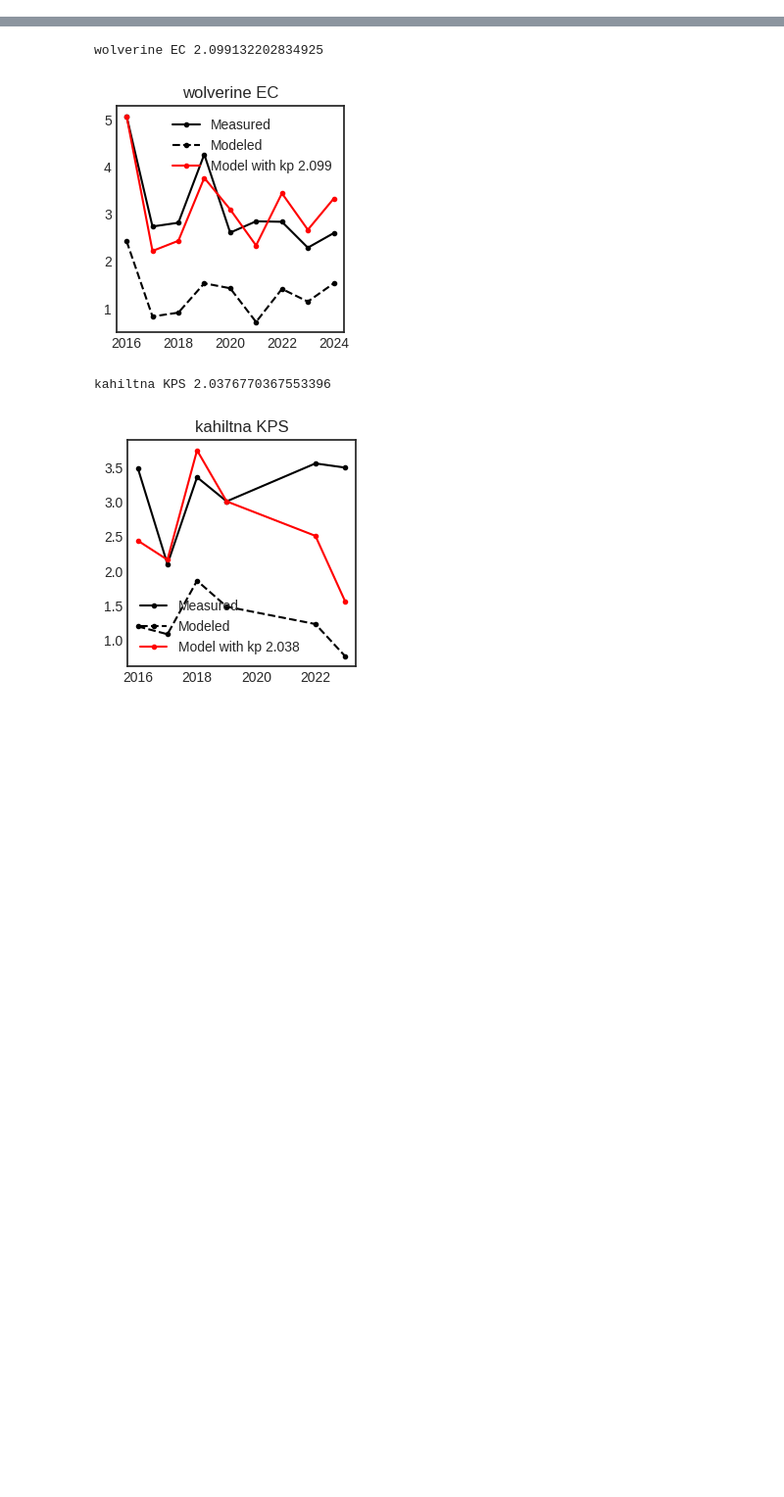
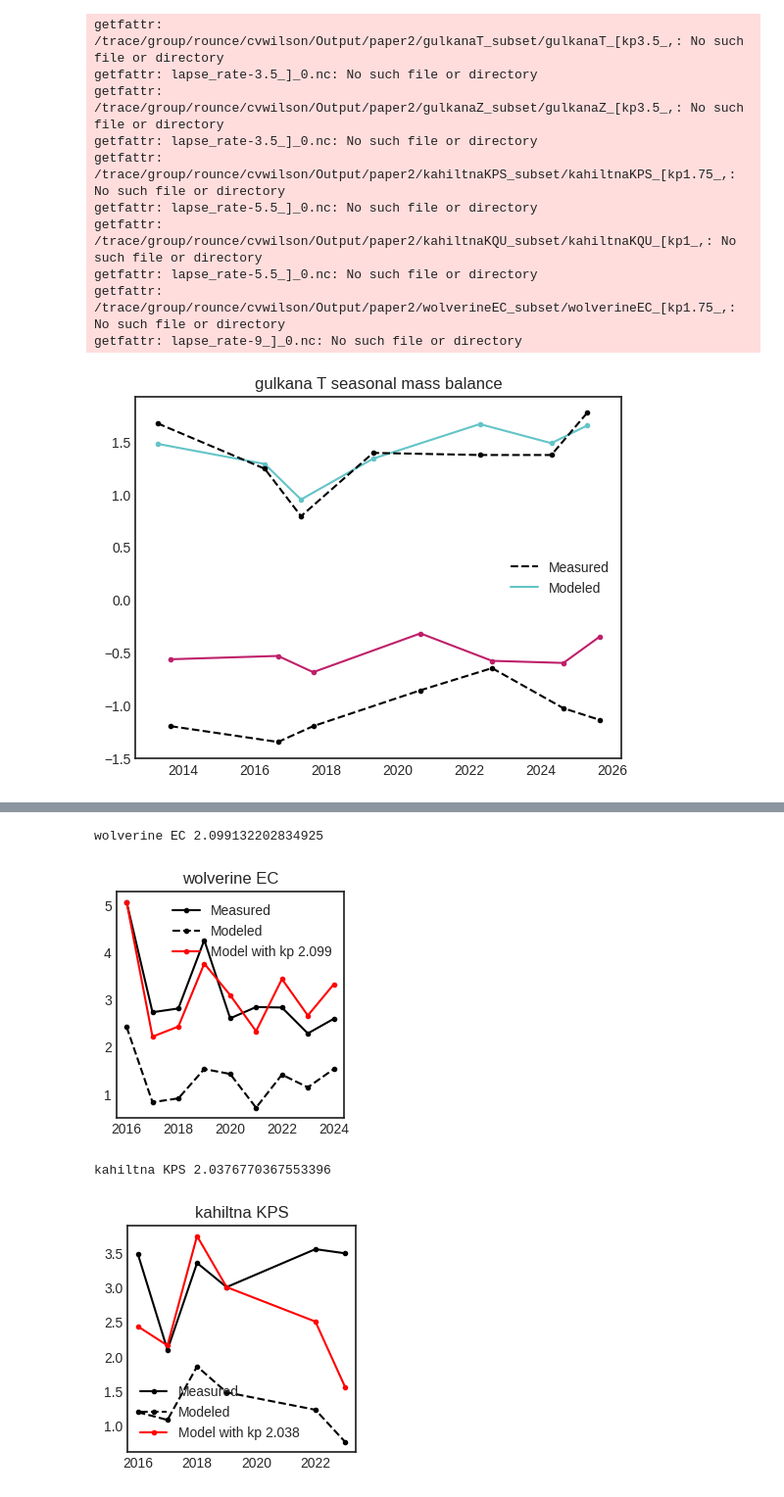
Before and after one commit to clairevwilson/PEBSI, a Jupyter notebook: project/explore.ipynb, the cells around one changed output, grey strips where cells are left out. Shown at 98% size. Drawn from its saved outputs; the diff is of its cells as text; code cells hidden in the pictures; blank space fills up the shorter version.

```diff
--- a/project/explore.ipynb
+++ b/project/explore.ipynb
@@ -84,0 +63,50 @@ plt.show()
+# %%
+g, s = 'gulkana','Z'
+
+for g in site_dict:
+    for s in site_dict[g]:
+        directory = f'/trace/group/rounce/cvwilson/Output/paper2/{g}{s}_subset/'
+        fns = os.listdir(directory)
+
+        fmt = "{g}{s}_['kp{k}_', 'lapse_rate{l}_']_0.nc"
+        ds = xr.open_dataset(directory + fmt.format(g=g, s=s, k=params[g][s]['kp'], l=params[g][s]['lapse_rate']))
+        mb = MassBalance(g, s, min_n_winter=0)
+        mb.get_model_mb(ds)
+        mb.plot_mb()
+        plt.savefig(f'/trace/group/rounce/cvwilson/Firn/Figs/{g}{s}_seasonalmb.png', dpi=300)
+        # for fn in fns:
+        #     use_fn = os.path.join(directory, fn)
+        #     kp = fn.split('kp')[-1].split('_')[0]
+        #     lapserate = fn.split('lapse_rate')[-1].split('_')[0]
+        #     ds = xr.open_dataset(use_fn)
+        #     if ds.melt.sum() == 0:
+        #         continue
+
+        #     mb = MassBalance(g, s, min_n_winter=0)
+        #     mb.get_model_mb(ds)
+
+        #     data = mb.split_winter_summer()
+
+        #     for i, season in enumerate(['winter','summer']):
+        #         if fn == fns[-1]:
+        #             axes[i].plot(data['time'][season], data['meas'][season], 'k--', label='Measured', marker='+')
+
+        #         axes[i].plot(data['time'][season], data['mod'][season], label=f'kp {kp}  lr {lapserate}', marker='.')
+        # for ax in axes:
+        #     ax.tick_params(length=5)
+        #     # ax.legend()
+        # fig.suptitle(g + ' ' + s + ' potential parameter sets')
+        # plt.savefig('/trace/group/rounce/cvwilson/figs/{g}{s}_subset_mb.png')
+        # plt.show()
+# %% [output]
+getfattr: /trace/group/rounce/cvwilson/Output/paper2/gulkanaT_subset/gulkanaT_[kp3.5_,: No such file or directory
+getfattr: lapse_rate-3.5_]_0.nc: No such file or directory
+getfattr: /trace/group/rounce/cvwilson/Output/paper2/gulkanaZ_subset/gulkanaZ_[kp3.5_,: No such file or directory
+getfattr: lapse_rate-3.5_]_0.nc: No such file or directory
+getfattr: /trace/group/rounce/cvwilson/Output/paper2/kahiltnaKPS_subset/kahiltnaKPS_[kp1.75_,: No such file or directory
+getfattr: lapse_rate-5.5_]_0.nc: No such file or directory
+getfattr: /trace/group/rounce/cvwilson/Output/paper2/kahiltnaKQU_subset/kahiltnaKQU_[kp1_,: No such file or directory
+getfattr: lapse_rate-5.5_]_0.nc: No such file or directory
+getfattr: /trace/group/rounce/cvwilson/Output/paper2/wolverineEC_subset/wolverineEC_[kp1.75_,: No such file or directory
+getfattr: lapse_rate-9_]_0.nc: No such file or directory
+[figure, added]
```
Also changed, not shown: parts of 9 cells of this notebook, 7 other files.
